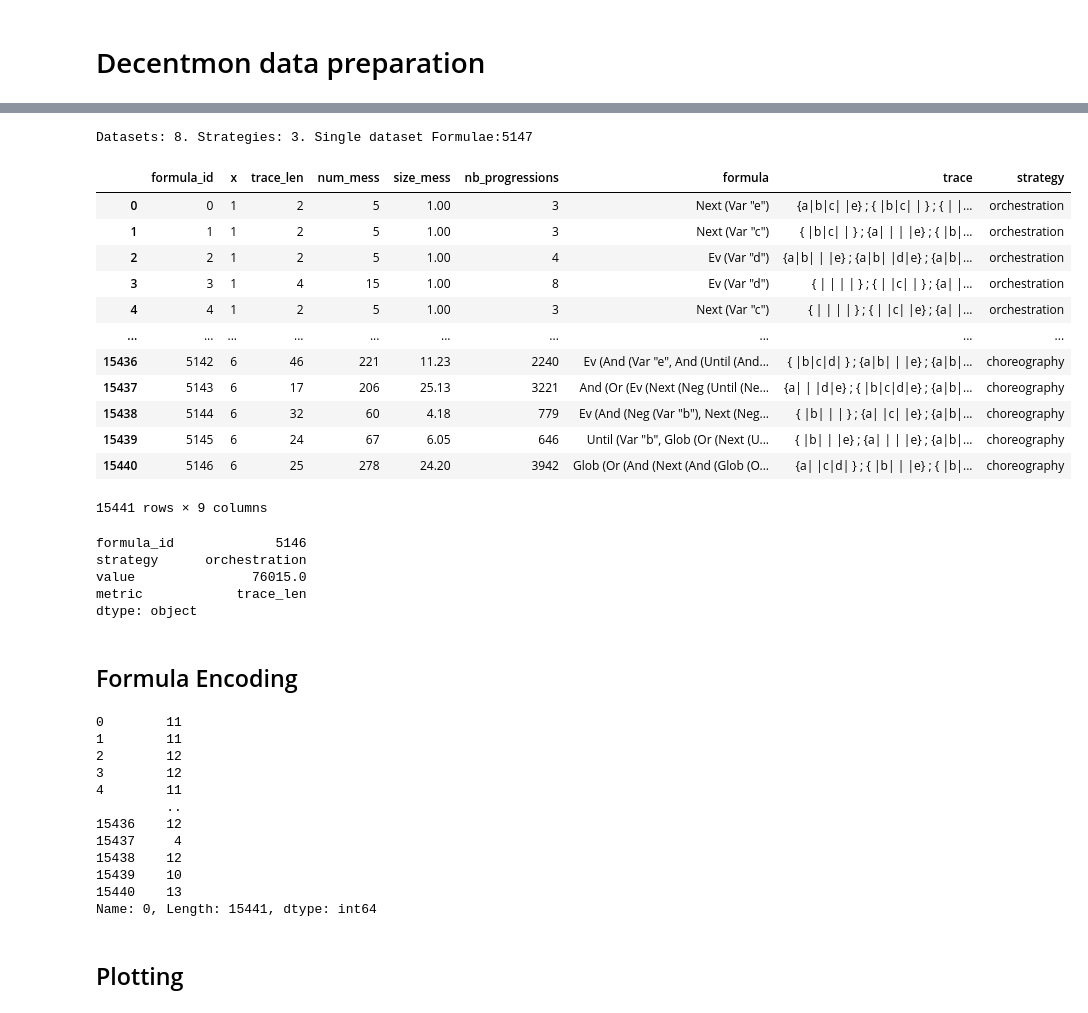
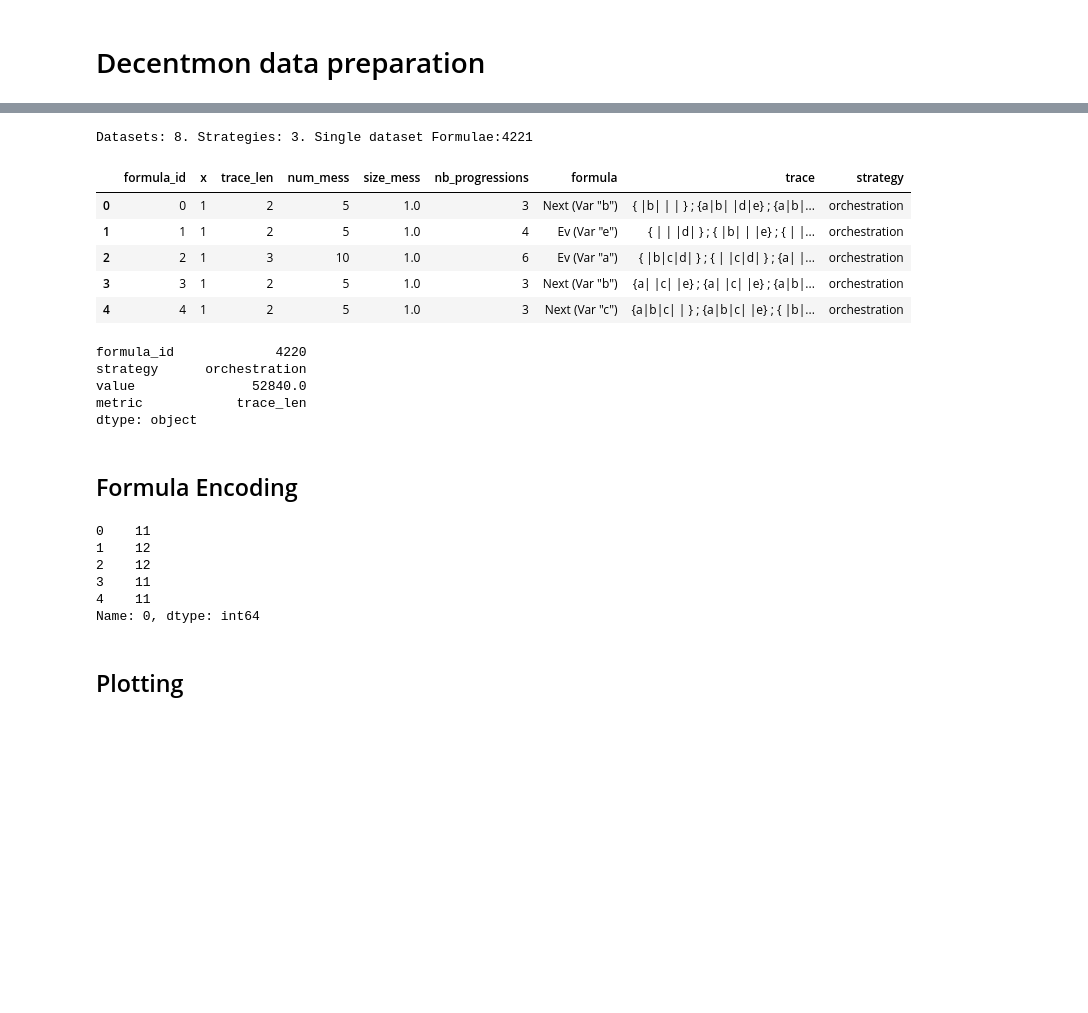
Before and after one commit to ennioVisco/predicting-decentmon, a Jupyter notebook: full_data_5.ipynb, the cells around one changed output, grey strips where cells are left out. Drawn from its saved outputs; the diff is of its cells as text; code cells hidden in the pictures; blank space fills up the shorter version.

```diff
--- a/full_data_5.ipynb
+++ b/full_data_5.ipynb
@@ -12,7 +12,7 @@ SUBDIR = "5"
 # %%
 path = f"{INPUT_DIR}/{SUBDIR}"
 
-f_df = [load_simulation_data(f"{path}/{i}_output.log") for i in range(1, 9)]
-f_df[1]
+f_df = [load_simulation_data(f"{path}/{i}_output.log") for i in PATTERNS]
+f_df[0].head()
 # %% [output]
 |  | formula_id | x | cent_trace_len | decent_trace_len | odecent_trace_len | cent_num_mess | ... |
@@ -33,53 +24,37 @@ patterns = range(len(f_df))
 # %%
-
-strategies_f_df = [split_by_dictionary(f_df[i], STRATEGIES) for i in patterns]
+strategies_f_df = [split_by_dictionary(f_df[i], STRATEGIES) for i in PATTERNS]
 
 print(f"Datasets: {len(strategies_f_df)}. Strategies: {len(strategies_f_df[0])}. Single dataset Formulae:{len(strategies_f_df[0][0])}")
-sep_strat_f_df = [pd.concat(strategies_f_df[i], ignore_index=True) for i in patterns]
-sep_strat_f_df[0]
+sep_strat_f_df = [pd.concat(strategies_f_df[i], ignore_index=True) for i in PATTERNS]
+sep_strat_f_df[0].head()
 # %% [output]
-Datasets: 8. Strategies: 3. Single dataset Formulae:5147
+Datasets: 8. Strategies: 3. Single dataset Formulae:4221
 |  | formula_id | x | trace_len | num_mess | size_mess | nb_progressions | formula | trace | strategy |
-| 0 | 0 | 1 | 2 | 5 | 1.00 | 3 | Next (Var "e") | {a|b|c| |e} ; { |b|c| | } ; { | |... | orchestration |
-| 1 | 1 | 1 | 2 | 5 | 1.00 | 3 | Next (Var "c") | { |b|c| | } ; {a| | | |e} ; { |b|... | orchestration |
-| 2 | 2 | 1 | 2 | 5 | 1.00 | 4 | Ev (Var "d") | {a|b| | |e} ; {a|b| |d|e} ; {a|b|... | orchestration |
-| 3 | 3 | 1 | 4 | 15 | 1.00 | 8 | Ev (Var "d") | { | | | | } ; { | |c| | } ; {a| |... | orchestration |
-| 4 | 4 | 1 | 2 | 5 | 1.00 | 3 | Next (Var "c") | { | | | | } ; { | |c| |e} ; {a| |... | orchestration |
-| ... | ... | ... | ... | ... | ... | ... | ... | ... | ... |
-| 15436 | 5142 | 6 | 46 | 221 | 11.23 | 2240 | Ev (And (Var "e", And (Until (And... | { |b|c|d| } ; {a|b| | |e} ; {a|b|... | choreography |
-| 15437 | 5143 | 6 | 17 | 206 | 25.13 | 3221 | And (Or (Ev (Next (Neg (Until (Ne... | {a| | |d|e} ; { |b|c|d|e} ; {a|b|... | choreography |
-| 15438 | 5144 | 6 | 32 | 60 | 4.18 | 779 | Ev (And (Neg (Var "b"), Next (Neg... | { |b| | | } ; {a| |c| |e} ; {a|b|... | choreography |
-| 15439 | 5145 | 6 | 24 | 67 | 6.05 | 646 | Until (Var "b", Glob (Or (Next (U... | { |b| | |e} ; {a| | | |e} ; {a|b|... | choreography |
-| 15440 | 5146 | 6 | 25 | 278 | 24.20 | 3942 | Glob (Or (And (Next (And (Glob (O... | {a| |c|d| } ; { |b| | |e} ; { |b|... | choreography |
+| 0 | 0 | 1 | 2 | 5 | 1.0 | 3 | Next (Var "b") | { |b| | | } ; {a|b| |d|e} ; {a|b|... | orchestration |
+| 1 | 1 | 1 | 2 | 5 | 1.0 | 4 | Ev (Var "e") | { | | |d| } ; { |b| | |e} ; { | |... | orchestration |
+| 2 | 2 | 1 | 3 | 10 | 1.0 | 6 | Ev (Var "a") | { |b|c|d| } ; { | |c|d| } ; {a| |... | orchestration |
+| 3 | 3 | 1 | 2 | 5 | 1.0 | 3 | Next (Var "b") | {a| |c| |e} ; {a| |c| |e} ; {a|b|... | orchestration |
+| 4 | 4 | 1 | 2 | 5 | 1.0 | 3 | Next (Var "c") | {a|b|c| | } ; {a|b|c| |e} ; { |b|... | orchestration |
-15441 rows × 9 columns
 # %%
-merged_metrics_df = [extract_metrics(sep_strat_f_df[i]) for i in patterns]
-
+merged_metrics_df = [extract_metrics(sep_strat_f_df[i]) for i in PATTERNS]
 merged_metrics_df[0].max()
 # %% [output]
-formula_id             5146
+formula_id             4220
 strategy      orchestration
-value               76015.0
+value               52840.0
 metric            trace_len
 dtype: object
 # %% [markdown]
 ## Formula Encoding
 # %%
-df_f_ops = [extract_ops(sep_strat_f_df[i])[0] for i in patterns]
-
-df_f_ops[0]
+df_f_ops = [extract_ops(sep_strat_f_df[i])[0] for i in PATTERNS]
+df_f_ops[0].head()
 # %% [output]
-0        11
-1        11
-2        12
-3        12
-4        11
-         ..
-15436    12
-15437     4
-15438    12
-15439    10
-15440    13
-Name: 0, Length: 15441, dtype: int64
+0    11
+1    12
+2    12
+3    11
+4    11
+Name: 0, dtype: int64
 # %% [markdown]
 ## Plotting
```
Also changed, not shown: parts of 14 cells of this notebook, 11 other files.
